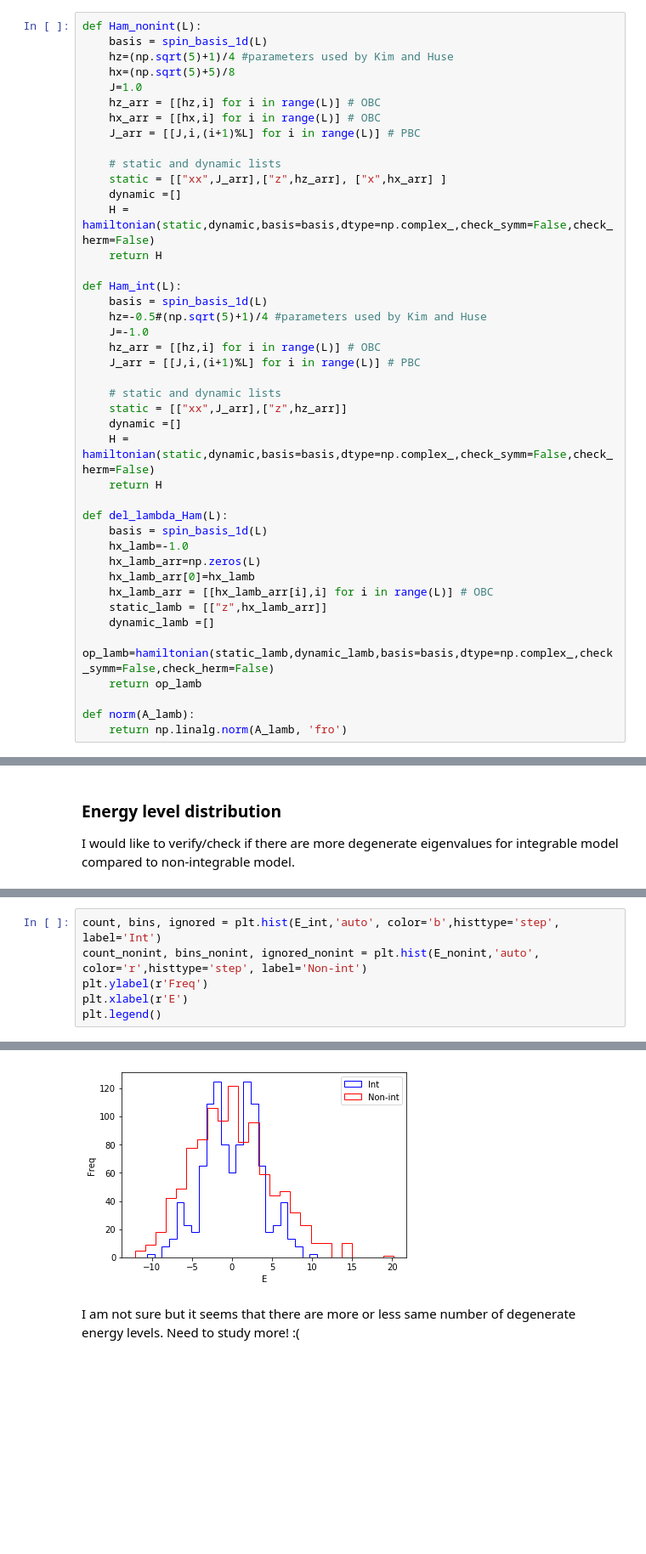
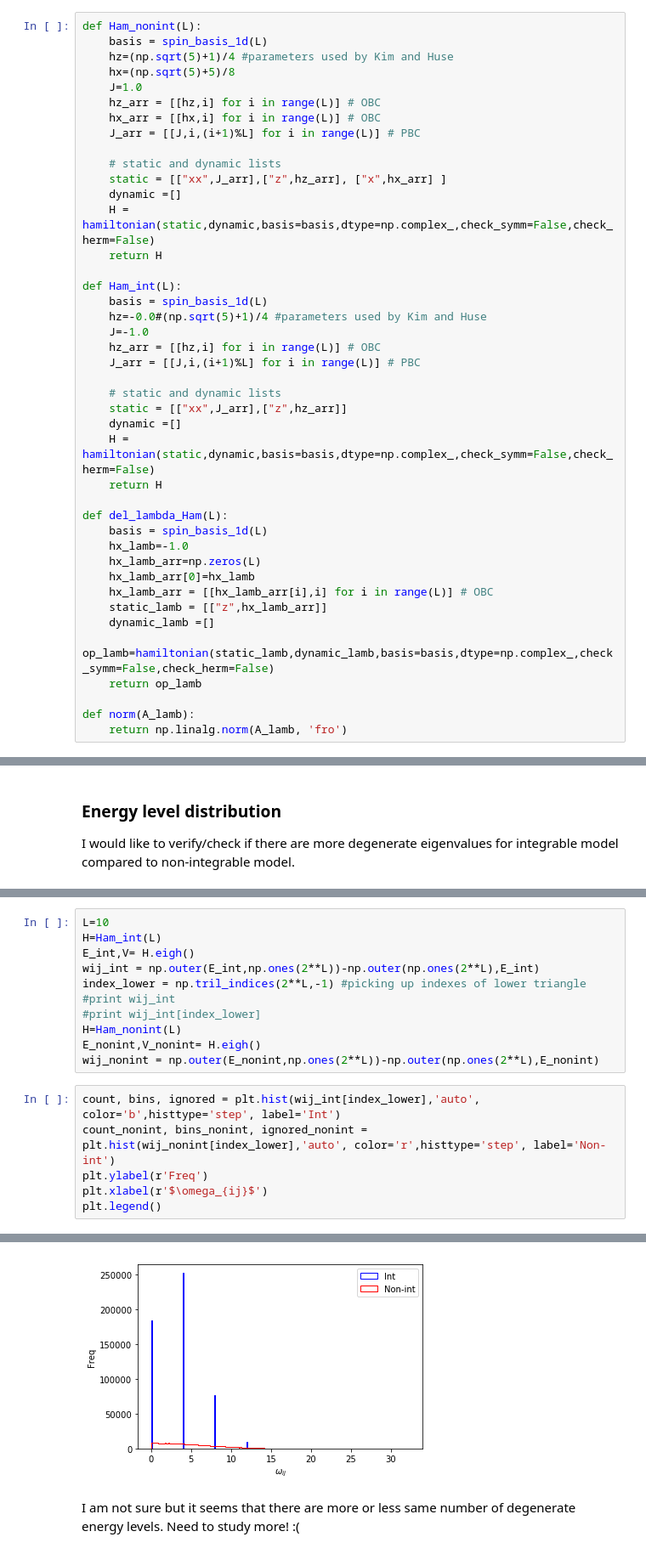
Before and after one commit to alexandreday/counterdiabatic-driving, a Jupyter notebook: zero_denom/jupyter_codes/int_nonint.ipynb, the cells around one changed output, grey strips where cells are left out. Shown at 85% size. Saved outputs shown, nothing was run; the diff lists cells and outputs as text; blank space fills up the shorter version.

```diff
--- a/zero_denom/jupyter_codes/int_nonint.ipynb
+++ b/zero_denom/jupyter_codes/int_nonint.ipynb
@@ -25,7 +25,7 @@ def Ham_nonint(L):
 
 def Ham_int(L):
     basis = spin_basis_1d(L)
-    hz=-0.5#(np.sqrt(5)+1)/4 #parameters used by Kim and Huse
+    hz=-0.0#(np.sqrt(5)+1)/4 #parameters used by Kim and Huse
     J=-1.0
     hz_arr = [[hz,i] for i in range(L)] # OBC
     J_arr = [[J,i,(i+1)%L] for i in range(L)] # PBC
@@ -73,11 +74,22 @@ E_nonint,V_nonint= H.eigh()
+# %%
+L=10
+H=Ham_int(L)
+E_int,V= H.eigh()
+wij_int = np.outer(E_int,np.ones(2**L))-np.outer(np.ones(2**L),E_int)
+index_lower = np.tril_indices(2**L,-1) #picking up indexes of lower triangle
+#print wij_int
+#print wij_int[index_lower]
+H=Ham_nonint(L)
+E_nonint,V_nonint= H.eigh()
+wij_nonint = np.outer(E_nonint,np.ones(2**L))-np.outer(np.ones(2**L),E_nonint)
 # %%
-count, bins, ignored = plt.hist(E_int,'auto', color='b',histtype='step', label='Int')
-count_nonint, bins_nonint, ignored_nonint = plt.hist(E_nonint,'auto', color='r',histtype='step', label='Non-int')
+count, bins, ignored = plt.hist(wij_int[index_lower],'auto', color='b',histtype='step', label='Int')
+count_nonint, bins_nonint, ignored_nonint = plt.hist(wij_nonint[index_lower],'auto', color='r',histtype='step', label='Non-int')
 plt.ylabel(r'Freq')
-plt.xlabel(r'E')
+plt.xlabel(r'$\omega_{ij}$')
 plt.legend()
 # %% [output]
 <matplotlib.legend.Legend at 0x...>
-[figure, old version]
+[figure, new version]
 # %% [markdown]
 I am not sure but it seems that there are more or less same number of degenerate energy levels. Need to study more! :(
```
Also changed, not shown: parts of 19 cells of this notebook, 29 other files.
